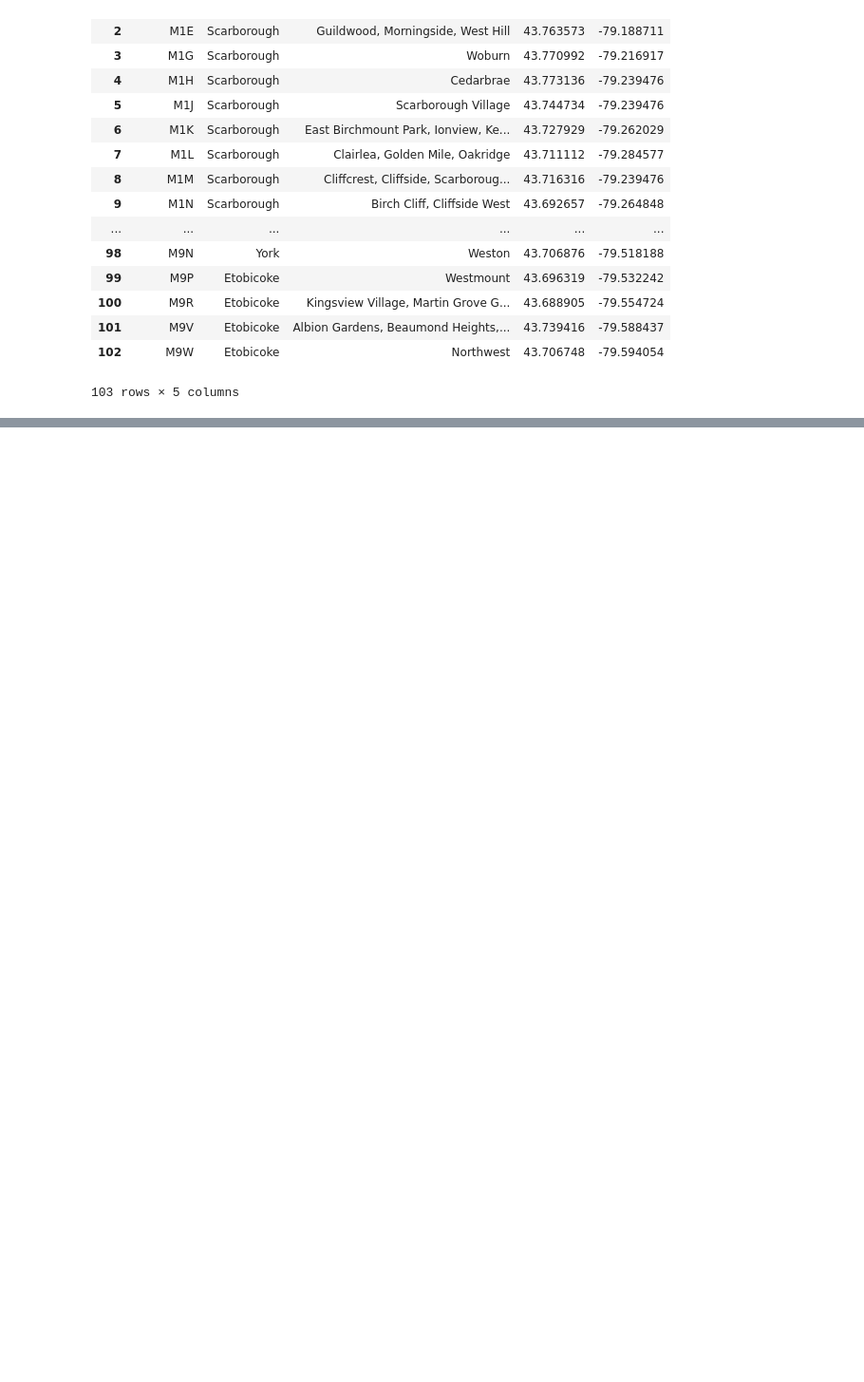
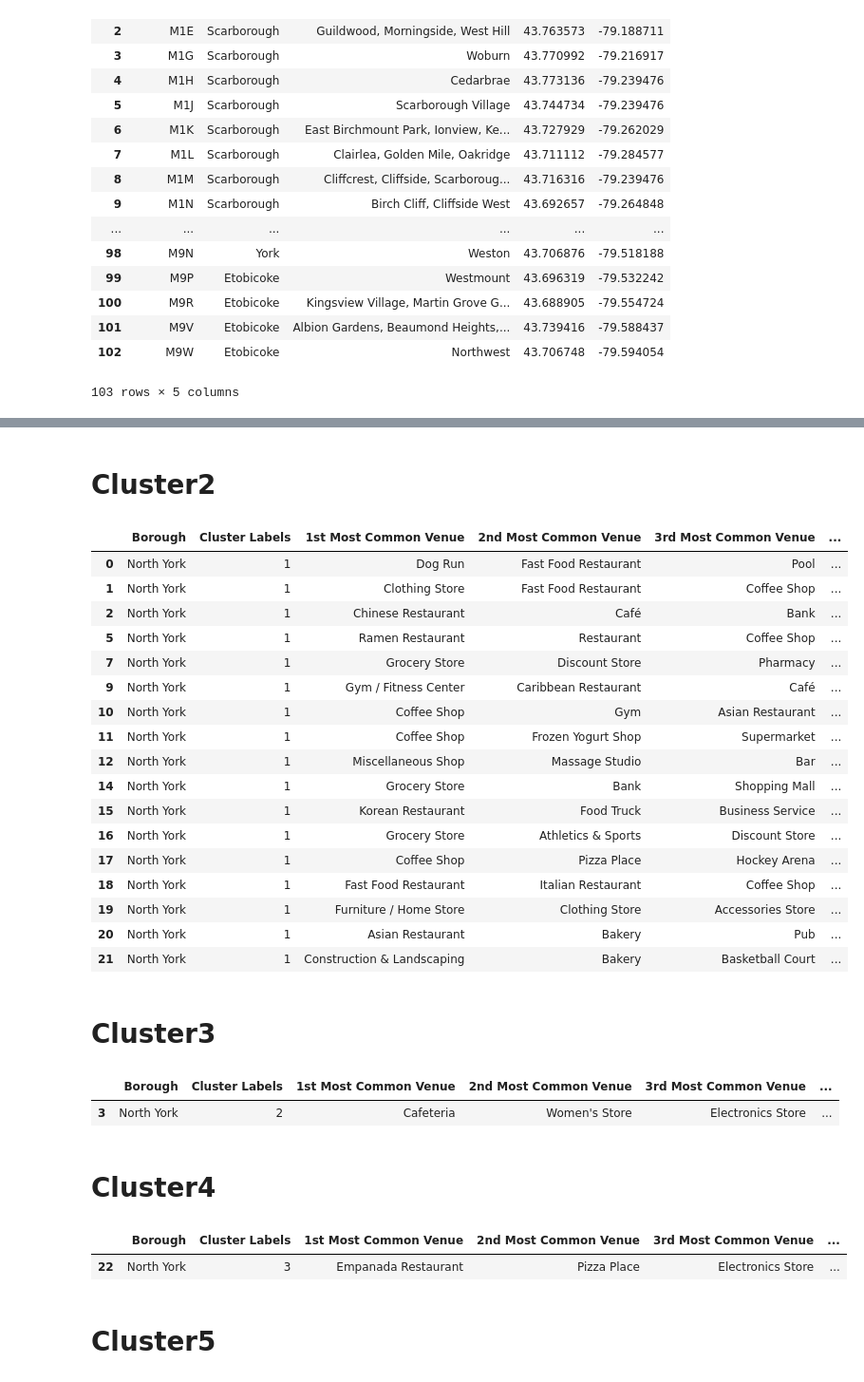
Before and after one commit to sankarindia/Coursera_Capstone, a Jupyter notebook: Toronto_KN_Clustering.ipynb, the cells around one changed output, grey strips where cells are left out. Shown at 95% size. Saved outputs shown, nothing was run; the diff lists cells and outputs as text; code cells hidden in the pictures; blank space fills up the shorter version.

```diff
--- a/Toronto_KN_Clustering.ipynb
+++ b/Toronto_KN_Clustering.ipynb
@@ -159,0 +546,11 @@ Toronto_DB
+# %%
+# set number of clusters
+kclusters = 5
+
+NorthYork_grouped_clustering = NorthYork_grouped.drop('Neighbourhood', 1)
+
+# run k-means clustering
+kmeans = KMeans(n_clusters=kclusters, random_state=0).fit(NorthYork_grouped_clustering)
+
+# check cluster labels generated for each row in the dataframe
+kmeans.labels_[0:10]
@@ -159,0 +579,9 @@ Toronto_DB
+# %%
+# add clustering labels
+neighbourhoods_venues_sorted.insert(0, 'Cluster Labels', kmeans.labels_)
+
+NorthYork_merged = NorthYork_data
+# %%
+# merge toronto_grouped with toronto_data to add latitude/longitude for each neighbourhood
+NorthYork_merged = NorthYork_merged.join(neighbourhoods_venues_sorted.set_index('Neighbourhood'), on='Neighbourhood')
+NorthYork_merged.head() # check the last columns!
@@ -159,0 +595,3 @@ Toronto_DB
+# %%
+NorthYork_merged['Cluster Labels']=NorthYork_merged['Cluster Labels'].apply(lambda x: int(x) if x == x else 0)
+NorthYork_merged.head() # check the last columns!
@@ -159,0 +645,39 @@ Toronto_DB
+# %% [markdown]
+# Cluster2
+# %%
+NorthYork_merged.loc[NorthYork_merged['Cluster Labels'] == 1, NorthYork_merged.columns[[1] + list(range(5, NorthYork_merged.shape[1]))]]
+# %% [output]
+|  | Borough | Cluster Labels | 1st Most Common Venue | 2nd Most Common Venue | 3rd Most Common Venue | ... |
+| 0 | North York | 1 | Dog Run | Fast Food Restaurant | Pool | ... |
+| 1 | North York | 1 | Clothing Store | Fast Food Restaurant | Coffee Shop | ... |
+| 2 | North York | 1 | Chinese Restaurant | Café | Bank | ... |
+| 5 | North York | 1 | Ramen Restaurant | Restaurant | Coffee Shop | ... |
+| 7 | North York | 1 | Grocery Store | Discount Store | Pharmacy | ... |
+| 9 | North York | 1 | Gym / Fitness Center | Caribbean Restaurant | Café | ... |
+| 10 | North York | 1 | Coffee Shop | Gym | Asian Restaurant | ... |
+| 11 | North York | 1 | Coffee Shop | Frozen Yogurt Shop | Supermarket | ... |
+| 12 | North York | 1 | Miscellaneous Shop | Massage Studio | Bar | ... |
+| 14 | North York | 1 | Grocery Store | Bank | Shopping Mall | ... |
+| 15 | North York | 1 | Korean Restaurant | Food Truck | Business Service | ... |
+| 16 | North York | 1 | Grocery Store | Athletics & Sports | Discount Store | ... |
+| 17 | North York | 1 | Coffee Shop | Pizza Place | Hockey Arena | ... |
+| 18 | North York | 1 | Fast Food Restaurant | Italian Restaurant | Coffee Shop | ... |
+| 19 | North York | 1 | Furniture / Home Store | Clothing Store | Accessories Store | ... |
+| 20 | North York | 1 | Asian Restaurant | Bakery | Pub | ... |
+| 21 | North York | 1 | Construction & Landscaping | Bakery | Basketball Court | ... |
+# %% [markdown]
+# Cluster3
+# %%
+NorthYork_merged.loc[NorthYork_merged['Cluster Labels'] == 2, NorthYork_merged.columns[[1] + list(range(5, NorthYork_merged.shape[1]))]]
+# %% [output]
+|  | Borough | Cluster Labels | 1st Most Common Venue | 2nd Most Common Venue | 3rd Most Common Venue | ... |
+| 3 | North York | 2 | Cafeteria | Women's Store | Electronics Store | ... |
+# %% [markdown]
+# Cluster4
+# %%
+NorthYork_merged.loc[NorthYork_merged['Cluster Labels'] == 3, NorthYork_merged.columns[[1] + list(range(5, NorthYork_merged.shape[1]))]]
+# %% [output]
+|  | Borough | Cluster Labels | 1st Most Common Venue | 2nd Most Common Venue | 3rd Most Common Venue | ... |
+| 22 | North York | 3 | Empanada Restaurant | Pizza Place | Electronics Store | ... |
+# %% [markdown]
+# Cluster5
```
Also changed, not shown: parts of 40 cells of this notebook.
